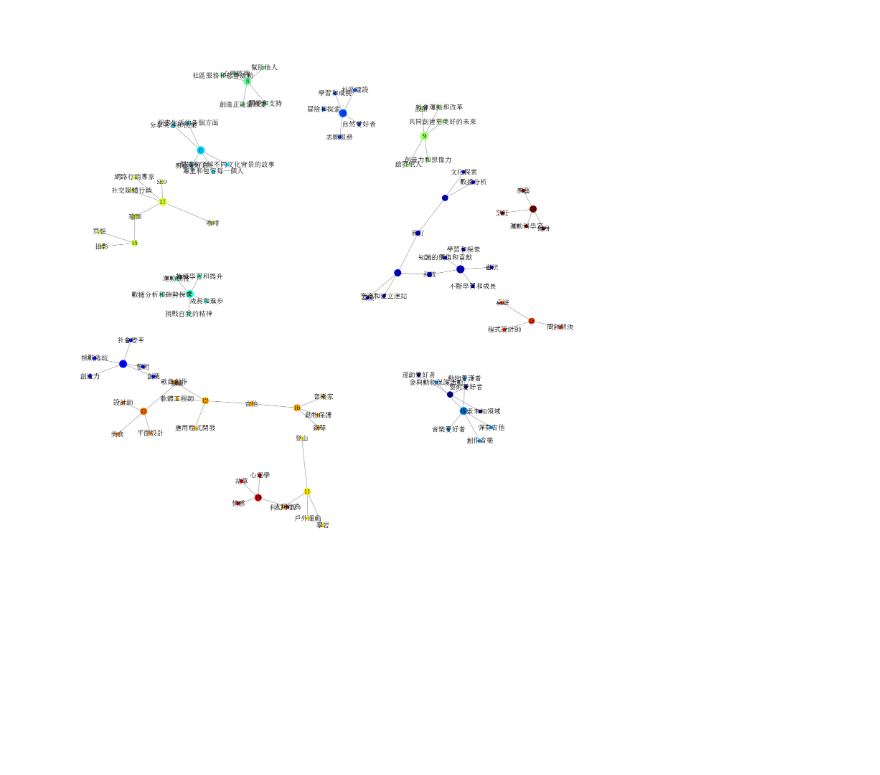
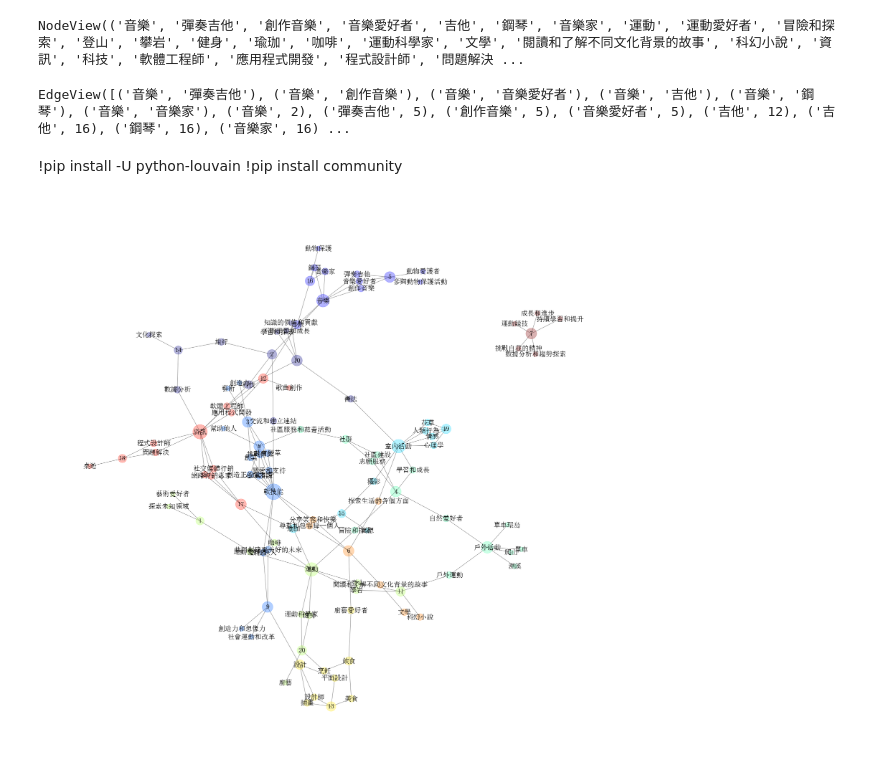
Before and after one commit to pecu/Tools, a Jupyter notebook: Graph.ipynb, the cells around one changed output. Drawn from its saved outputs; the diff is of its cells as text; code cells hidden in the pictures; blank space fills up the shorter version.

Commit message:
add index type

```diff
--- a/Graph.ipynb
+++ b/Graph.ipynb
@@ -83,0 +90,8 @@ plt.show()
+# %%
+edges = []
+
+for _, row in index_df.iterrows():
+    index = row['index']  # 'index' 列
+    keys = row['key']     # 'key' 列
+    for key in keys:
+        edges.append((index, key))
@@ -84,23 +118,60 @@ plt.show()
+# %%
+import networkx as nx
+import matplotlib.pyplot as plt
+
+G = nx.Graph()
+
+for index, keyword in edges:
+    G.add_node(index, type='index')
+    G.add_node(keyword, type='keyword')
+    G.add_edge(index, keyword)
+
+for id in id_to_keywords:
+    G.add_node(id, type='id')
+for keyword in keyword_to_ids:
+    G.add_node(keyword, type='keyword')
+
+# 加邊
+for keyword, ids in keyword_to_ids.items():
+    for id in ids:
+        G.add_edge(id, keyword)
+# %%
+G.nodes()
+# %% [output]
+NodeView(('音樂', '彈奏吉他', '創作音樂', '音樂愛好者', '吉他', '鋼琴', '音樂家', '運動', '運動愛好者', '冒險和探索', '登山', '攀岩', '健身', '瑜珈', '咖啡', '運動科學家', '文學', '閱讀和了解不同文化背景的故事', '科幻小說', '資訊', '科技', '軟體工程師', '應用程式開發', '程式設計師', '問題解決 ...
+# %%
+G.edges()
+# %% [output]
+EdgeView([('音樂', '彈奏吉他'), ('音樂', '創作音樂'), ('音樂', '音樂愛好者'), ('音樂', '吉他'), ('音樂', '鋼琴'), ('音樂', '音樂家'), ('音樂', 2), ('彈奏吉他', 5), ('創作音樂', 5), ('音樂愛好者', 5), ('吉他', 12), ('吉他', 16), ('鋼琴', 16), ('音樂家', 16) ...
+# %% [markdown]
+!pip install -U python-louvain
+!pip install community
 # %%
 import networkx as nx
 import matplotlib.pyplot as plt
 from community import community_louvain
 
 partition = community_louvain.best_partition(G)
 
-community_colors = {node: partition[node] for node in G.nodes()}
-values = [community_colors[node] for node in G.nodes()]
+community_colors = [partition[node] for node in G.nodes()]
 
-node_sizes = [100 * G.degree(node) for node in G.nodes()]
+cmap = plt.cm.jet
+colors_with_alpha = [cmap(community_color / max(community_colors)) for community_color in community_colors]
 
-pos = nx.spring_layout(G, k=0.15, iterations=40)
+colors_with_alpha = [(r, g, b, 0.3) for r, g, b, _ in colors_with_alpha]
+
+
+
+node_sizes = [200 * G.degree(node) for node in G.nodes()]
+
+pos = nx.spring_layout(G, k=0.2, iterations=80)
 
 plt.figure(figsize=(30, 30))
 nx.draw_networkx_edges(G, pos, alpha=0.5)
-nx.draw_networkx_nodes(G, pos, node_color=values, node_size=node_sizes, cmap=plt.cm.jet)
+nx.draw_networkx_nodes(G, pos, node_color=colors_with_alpha, node_size=node_sizes, cmap=plt.cm.jet)
 nx.draw_networkx_labels(G, pos, font_size=20, font_family='SimSun')
 
 plt.axis('off')
 plt.show()
 # %% [output]
-[figure, old version]
+[figure, new version]
```
Also changed, not shown: parts of 7 cells of this notebook, 1 other file.
